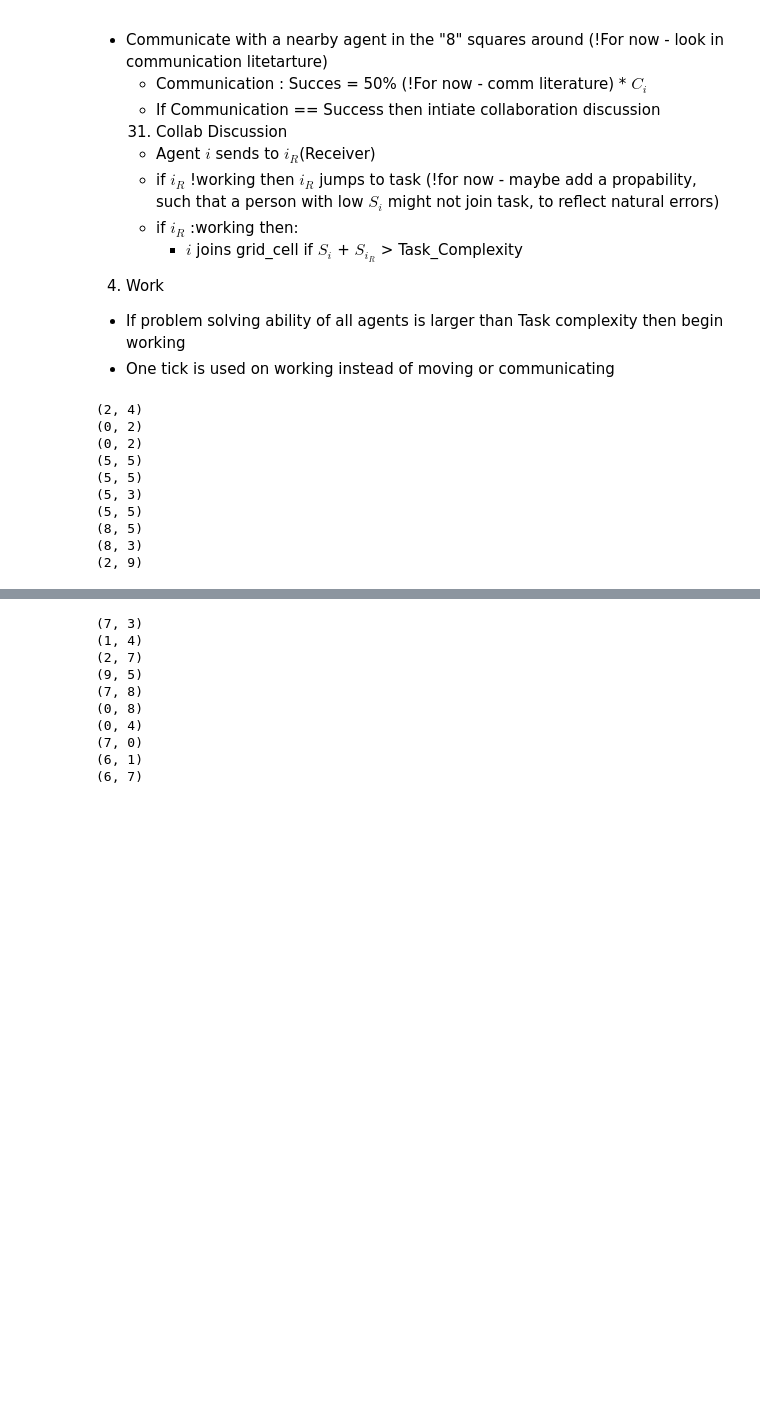
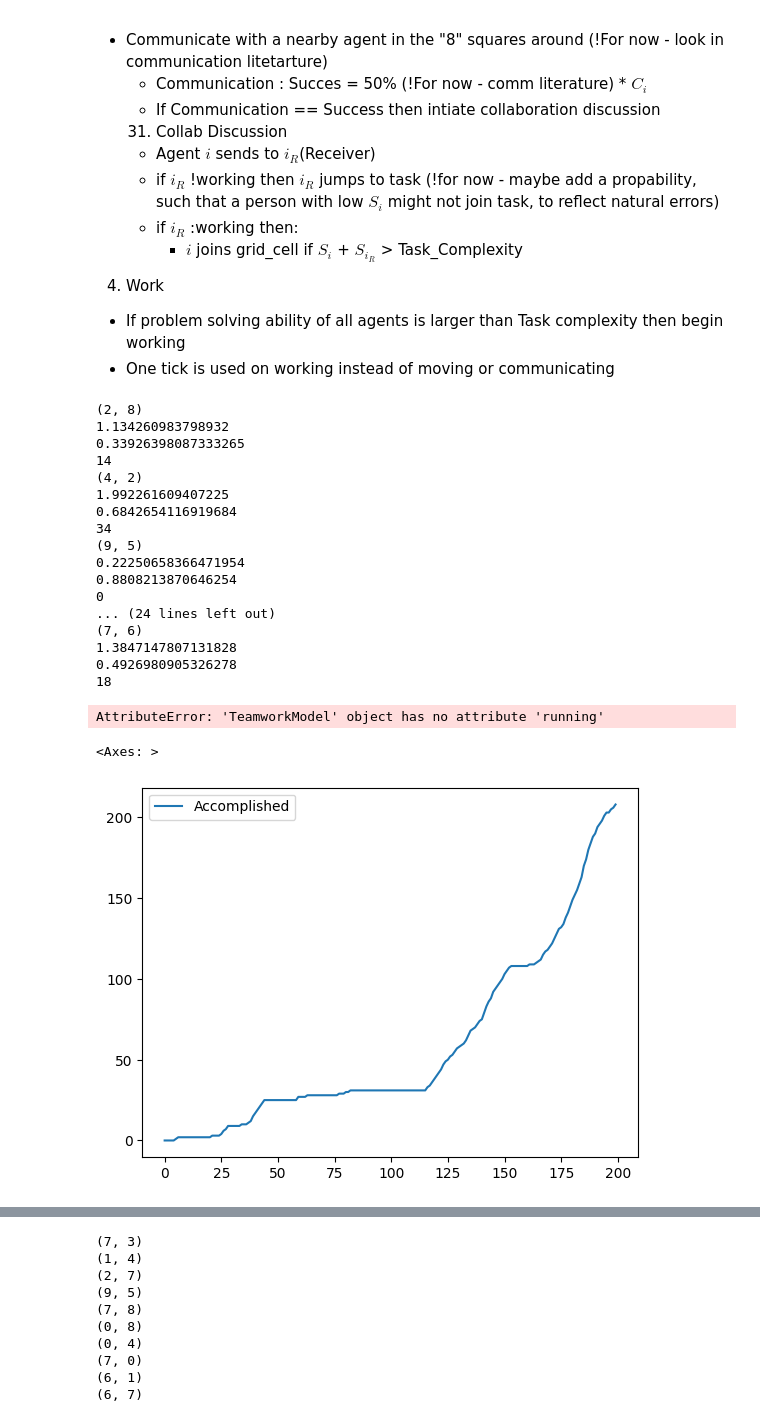
Before and after one commit to ElisiusKLP/SocialCulturalABM, a Jupyter notebook: abm_model/team_model_1.ipynb, the cells around one changed output, grey strips where cells are left out. Saved outputs shown, nothing was run; the diff lists cells and outputs as text; code cells hidden in the pictures; blank space fills up the shorter version.

Commit message:
using grid jumps

```diff
--- a/abm_model/team_model_1.ipynb
+++ b/abm_model/team_model_1.ipynb
@@ -168,7 +167,7 @@ class TeamworkModel(mesa.Model):
 
     def __init__(self, num_agents, width, height):
         self.num_agents = num_agents
-        self.grid = CustomGrid(width, height)
+        self.grid = MultiGrid(width, height, torus=True)
         self.schedule = RandomActivation(self)
 
         def get_cps_level(problem_solving_value):
@@ -194,34 +193,45 @@ class TeamworkModel(mesa.Model):
             y = random.randrange(self.grid.height)
             self.grid.place_agent(agent, (x, y))
 
-    def access_grid_values(self):
-            for cell in self.grid.coord_iter():
-                x, y = cell
-                value = self.grid.task_complexity[x][y]
-                accomplished = self.grid.accomplished[x][y]
-                print(f"Cell ({x}, {y}) - Task Complexity: {value}, Accomplished: {accomplished}")
+        self.total_accomplished = 0
 
+        self.datacollector = mesa.DataCollector(
+            {"Accomplished": "total_accomplished"}
+        )
 
 
     def step(self):
+        self.datacollector.collect(self)
         self.schedule.step()
 # %%
 # Create the model and run the simulation
 model = TeamworkModel(num_agents=10, width=10, height=10)
-for i in range(10):
+
+for i in range(200):
     model.step()
 
-# Access the agent positions
+
+# quick print some different parameters for the first schedueled run (i think or the last maybe)
 for agent in model.schedule.agents:
     print(agent.pos)
+    print(agent.task_complexity)
+    print(agent.problem_solving)
+    print(agent.accomplished)
 # %% [output]
-(2, 4)
-(0, 2)
-(0, 2)
-(5, 5)
-(5, 5)
-(5, 3)
-(5, 5)
-(8, 5)
-(8, 3)
-(2, 9)
+(2, 8)
+1.134260983798932
+0.33926398087333265
+14
+(4, 2)
+1.992261609407225
+0.6842654116919684
+34
+(9, 5)
+0.22250658366471954
+0.8808213870646254
+0
+... (24 lines left out)
+(7, 6)
+1.3847147807131828
+0.4926980905326278
+18
@@ -233,0 +238,23 @@ agent_locations = model.datacollector.get_model_vars_dataframe()["Agent Location
+# %%
+# creating a batch run which runs the model multiple times
+params = {"width": 10, "height": 10, "num_agents": 10}
+
+results = mesa.batch_run(
+    TeamworkModel,
+    parameters=params,
+    iterations=10,
+    max_steps=100,
+    number_processes=1,
+    data_collection_period=1,
+    display_progress=True,
+)
+# %% [output]
+AttributeError: 'TeamworkModel' object has no attribute 'running'
+# %%
+var = model.datacollector.get_model_vars_dataframe()
+# Retrieving the data from the data collector
+
+var.plot()
+# %% [output]
+<Axes: >
+[figure, added]
```
Also changed, not shown: parts of 7 cells of this notebook, 3 other files.
